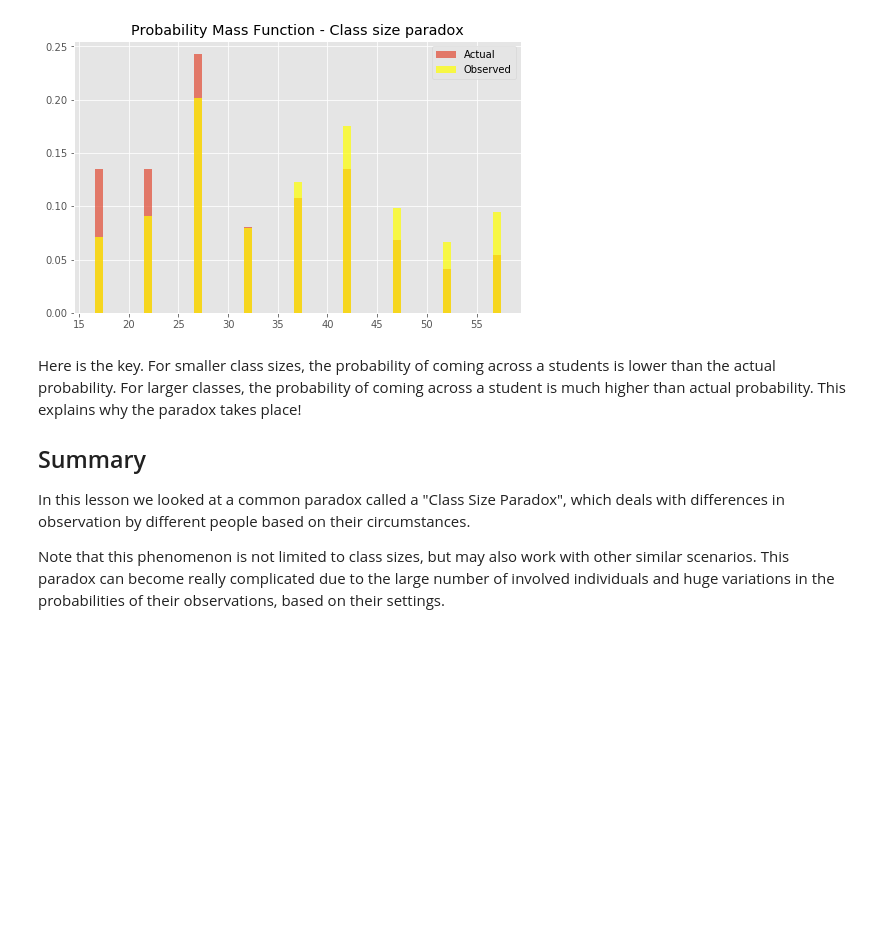
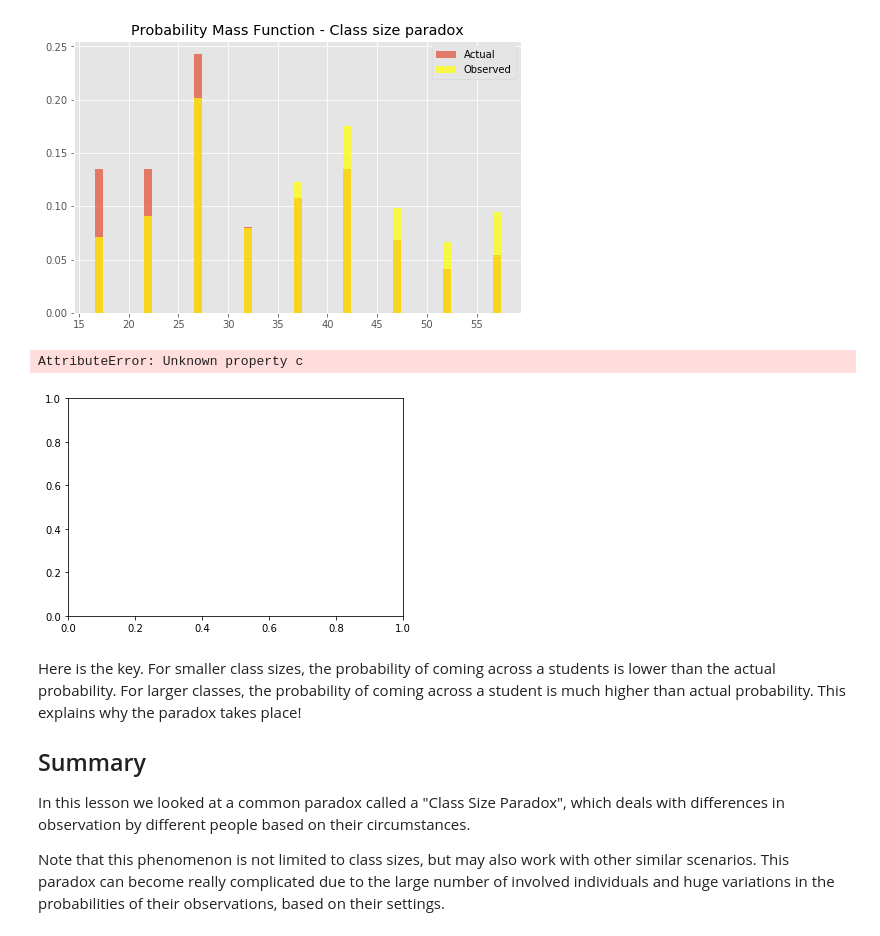
Before and after one commit to npschafer/dsc-probability-mass-function-lab-houston-ds-042219, a Jupyter notebook: index.ipynb, the cells around one changed output. Saved outputs shown, nothing was run; the diff lists cells and outputs as text; code cells hidden in the pictures; blank space fills up the shorter version.

```diff
--- a/index.ipynb
+++ b/index.ipynb
@@ -193,8 +193,11 @@ To to an even more direct comparison, plot these pmfs on top of each other and c
 # %% [output]
 [figure]
 # %%
-plt.bar(sizes, pmf, c='r')
-plt.bar(sizes, pmf2, c='yellow')
+plt.bar(sizes, pmf, c='r', alpha=0.5)
+plt.bar(sizes, pmf2, c='yellow', alpha=0.5)
+# %% [output]
+AttributeError: Unknown property c
+[figure, added]
 # %% [markdown]
 Here is the key. For smaller class sizes, the probability of coming across a students is lower than the actual probability. For larger classes, the probability of coming across a student is much higher than actual probability. This explains why the paradox takes place!
 
```
